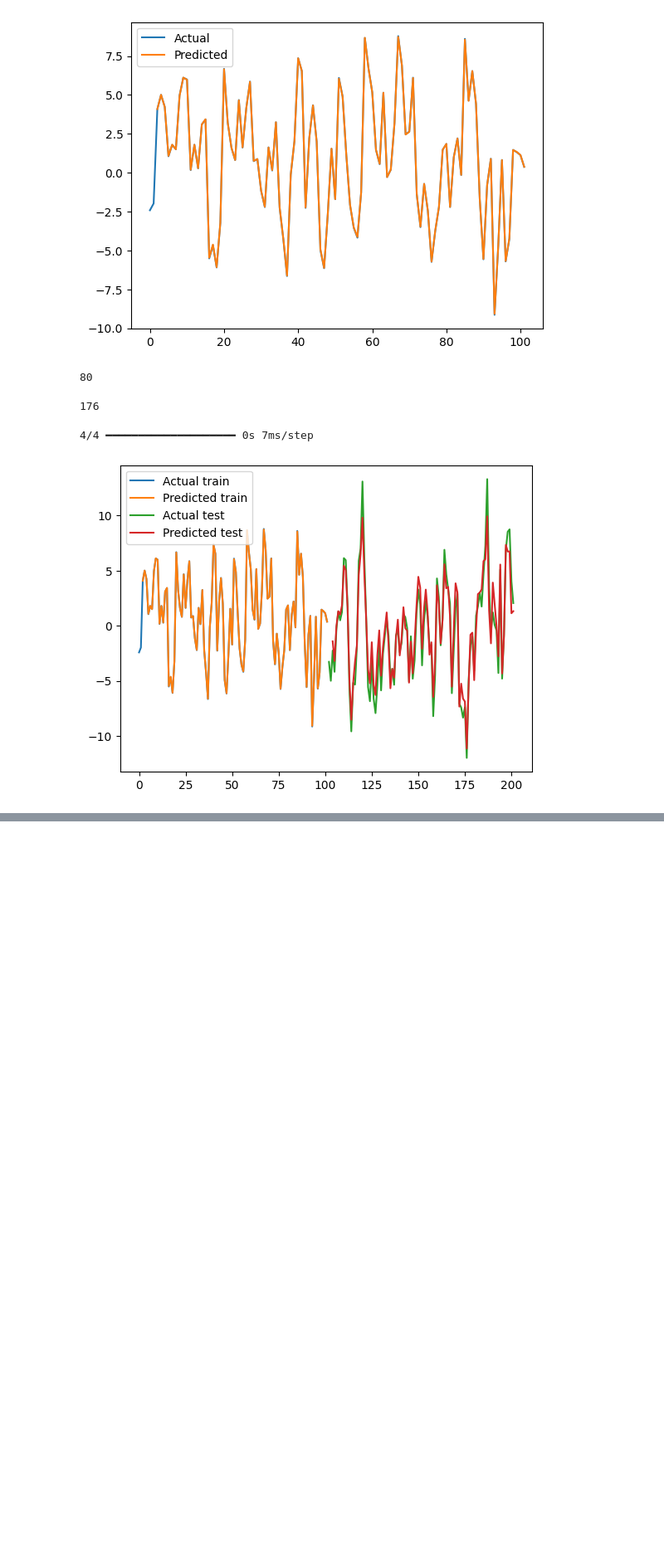
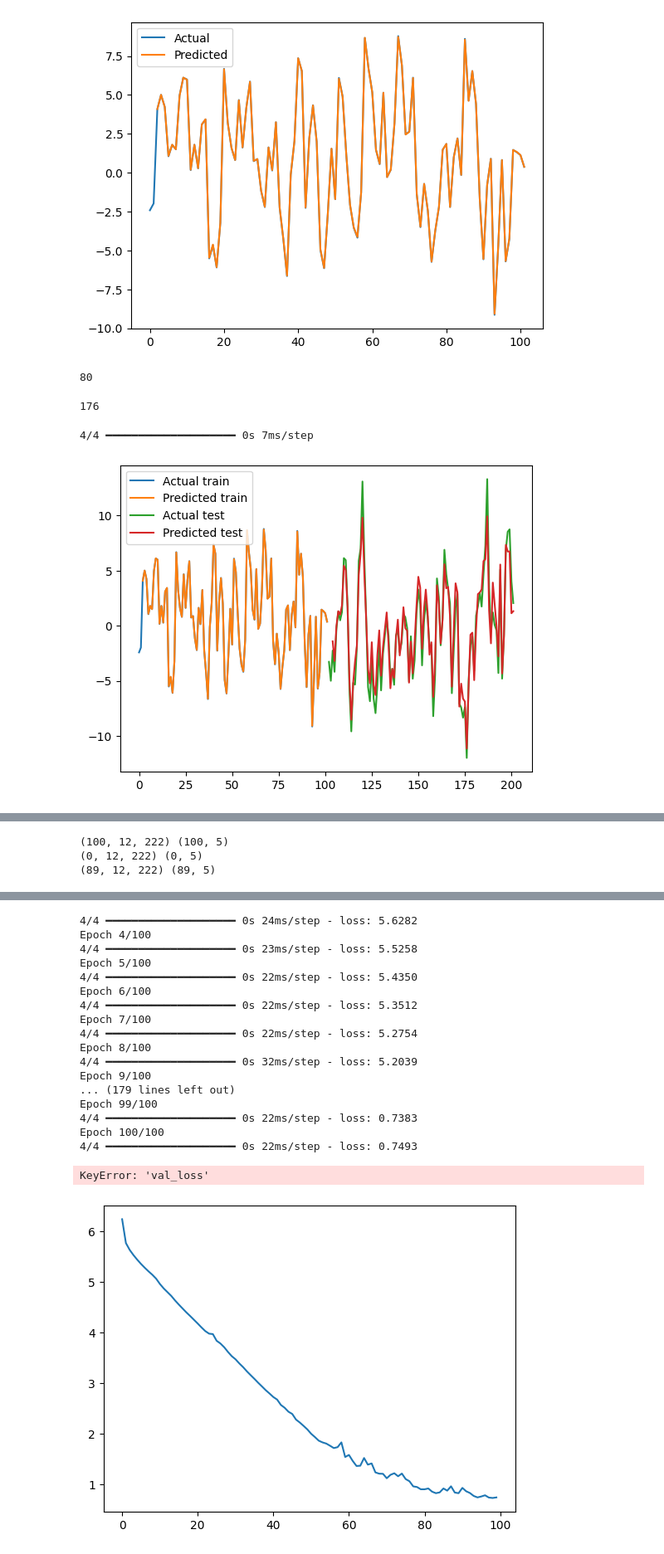
Before and after one commit to rproner1/MacroAtRisk, a Jupyter notebook: sandbox.ipynb, the cells around one changed output, grey strips where cells are left out. Shown at 83% size. Saved outputs shown, nothing was run; the diff lists cells and outputs as text; code cells hidden in the pictures; blank space fills up the shorter version.

Commit message:
experimenting with dmq with slstm block

```diff
--- a/sandbox.ipynb
+++ b/sandbox.ipynb
@@ -687,0 +811,59 @@ plt.show()
+# %%
+n_train = 100
+n_val = 0
+buffer= n_timesteps-1
+X_train, y_train = X_rnn[:n_train], y_rnn_quantile[:n_train]
+X_val, y_val = X_rnn[(n_train):(n_train+n_val)], y_rnn_quantile[n_train:(n_train+n_val)]
+X_test, y_test = X_rnn[(n_train+n_val):], y_rnn_quantile[(n_train+n_val):]
+
+print(X_train.shape, y_train.shape)
+print(X_val.shape, y_val.shape)
+print(X_test.shape, y_test.shape)
+# %% [output]
+(100, 12, 222) (100, 5)
+(0, 12, 222) (0, 5)
+(89, 12, 222) (89, 5)
+# %%
+
+builder_params = {
+    'input_shape': X_rnn.shape[1:],
+    'n_recurrent_layers': 1, # Number of stacked slstm blocks
+    'num_heads': 4,
+    'n_shared_layers': 1, # No effect with slstm block
+    'n_qtask_layers': 1,
+    'n_recurrent_nodes': 16,
+    'n_shared_nodes': 16,
+    'n_task_nodes': 16,
+    'recurrent_layer_type': 'slstm_block',
+    'norm_fn': 'layer',
+    'recurrent_norm': True,
+    'shared_norm': True,
+    'task_norm': True,
+}
+
+hps = {
+    'l2': 0.0,
+    'l1': 0.0,
+    'lr': 0.001
+}
+builder_params.update(hps)
+
+model = build_dmq_v0(
+    **builder_params
+)
+
+history = model.fit(
+    X_train,
+    y_train,
+    epochs=100,
+    batch_size=32,
+    validation_data=(X_val, y_val),
+    verbose=1,
+    shuffle=False
+)
+
+plt.plot(history.history['loss'], label='Training loss')
+plt.plot(history.history['val_loss'], label='Validation loss')
+plt.legend()
+plt.show()
+# %% [output]
@@ -687,0 +876,19 @@ plt.show()
+4/4 ━━━━━━━━━━━━━━━━━━━━ 0s 24ms/step - loss: 5.6282
+Epoch 4/100
+4/4 ━━━━━━━━━━━━━━━━━━━━ 0s 23ms/step - loss: 5.5258
+Epoch 5/100
+4/4 ━━━━━━━━━━━━━━━━━━━━ 0s 22ms/step - loss: 5.4350
+Epoch 6/100
+4/4 ━━━━━━━━━━━━━━━━━━━━ 0s 22ms/step - loss: 5.3512
+Epoch 7/100
+4/4 ━━━━━━━━━━━━━━━━━━━━ 0s 22ms/step - loss: 5.2754
+Epoch 8/100
+4/4 ━━━━━━━━━━━━━━━━━━━━ 0s 32ms/step - loss: 5.2039
+Epoch 9/100
+... (179 lines left out)
+Epoch 99/100
+4/4 ━━━━━━━━━━━━━━━━━━━━ 0s 22ms/step - loss: 0.7383
+Epoch 100/100
+4/4 ━━━━━━━━━━━━━━━━━━━━ 0s 22ms/step - loss: 0.7493
+KeyError: 'val_loss'
+[figure, added]
```
Also changed, not shown: parts of 18 cells of this notebook.
